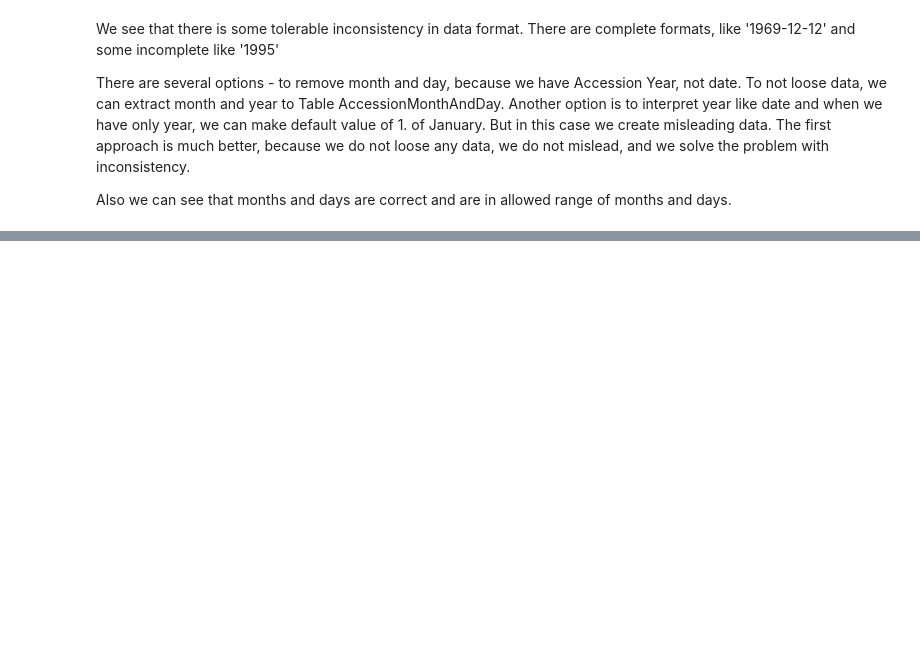
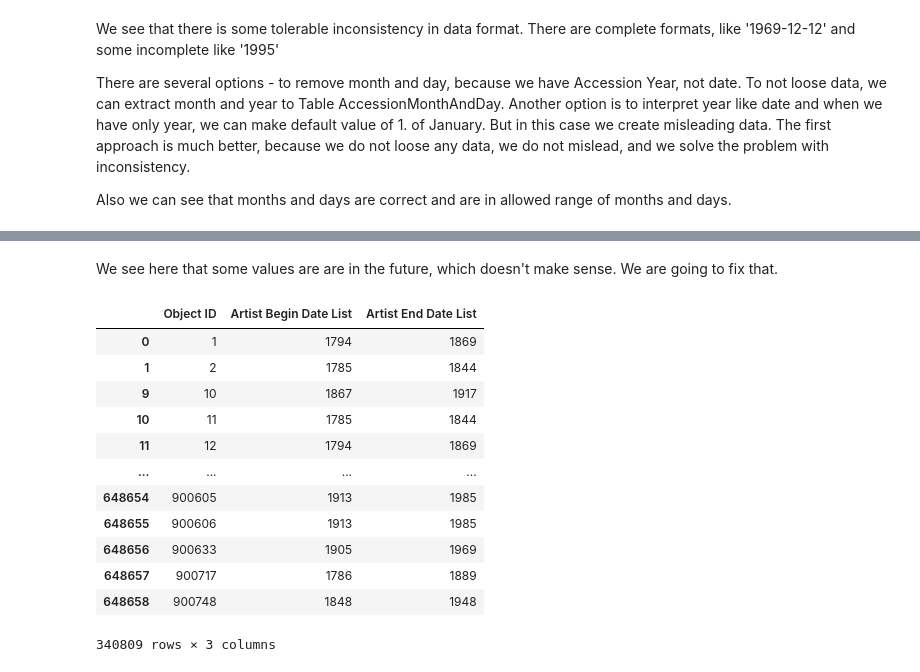
Before and after one commit to nickobard/Data-Preprocessing-Course, a Jupyter notebook: 01/01_homework.ipynb, the cells around one changed output, grey strips where cells are left out. Saved outputs shown, nothing was run; the diff lists cells and outputs as text; code cells hidden in the pictures; blank space fills up the shorter version.

```diff
--- a/01/01_homework.ipynb
+++ b/01/01_homework.ipynb
@@ -477,0 +834,19 @@ del df_accession_year
+# %% [markdown]
+We see here that some values are are in the future, which doesn't make sense. We are going to fix that.
+# %%
+df_abd_aed_filtered = df_abd_aed_filtered[(df_abd_aed_filtered['Artist Begin Date List'] <= 2024) & (df_abd_aed_filtered['Artist End Date List'] <= 2024)]
+df_abd_aed_filtered
+# %% [output]
+|  | Object ID | Artist Begin Date List | Artist End Date List |
+| 0 | 1 | 1794 | 1869 |
+| 1 | 2 | 1785 | 1844 |
+| 9 | 10 | 1867 | 1917 |
+| 10 | 11 | 1785 | 1844 |
+| 11 | 12 | 1794 | 1869 |
+| ... | ... | ... | ... |
+| 648654 | 900605 | 1913 | 1985 |
+| 648655 | 900606 | 1913 | 1985 |
+| 648656 | 900633 | 1905 | 1969 |
+| 648657 | 900717 | 1786 | 1889 |
+| 648658 | 900748 | 1848 | 1948 |
+340809 rows × 3 columns
```
Also changed, not shown: parts of 48 cells of this notebook.
